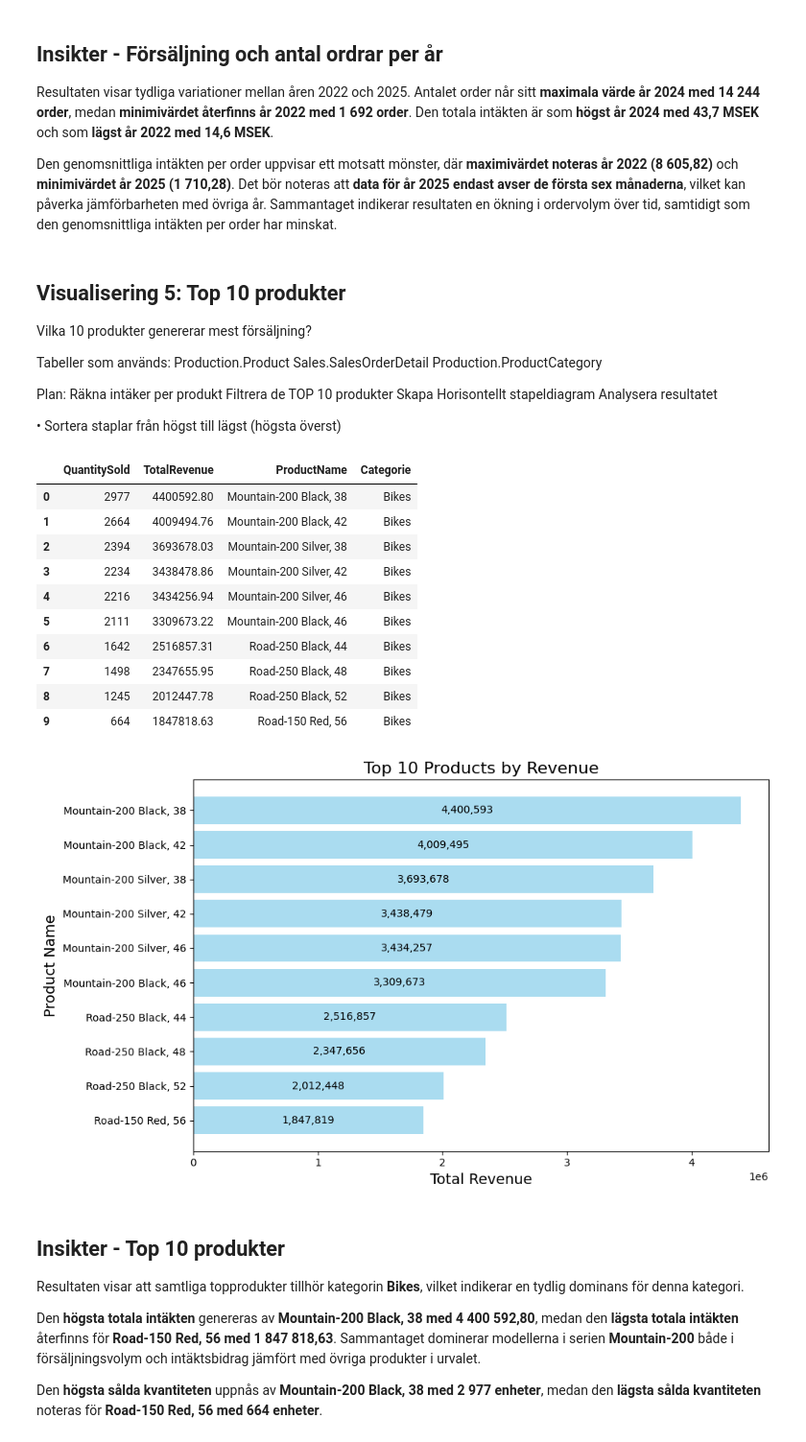
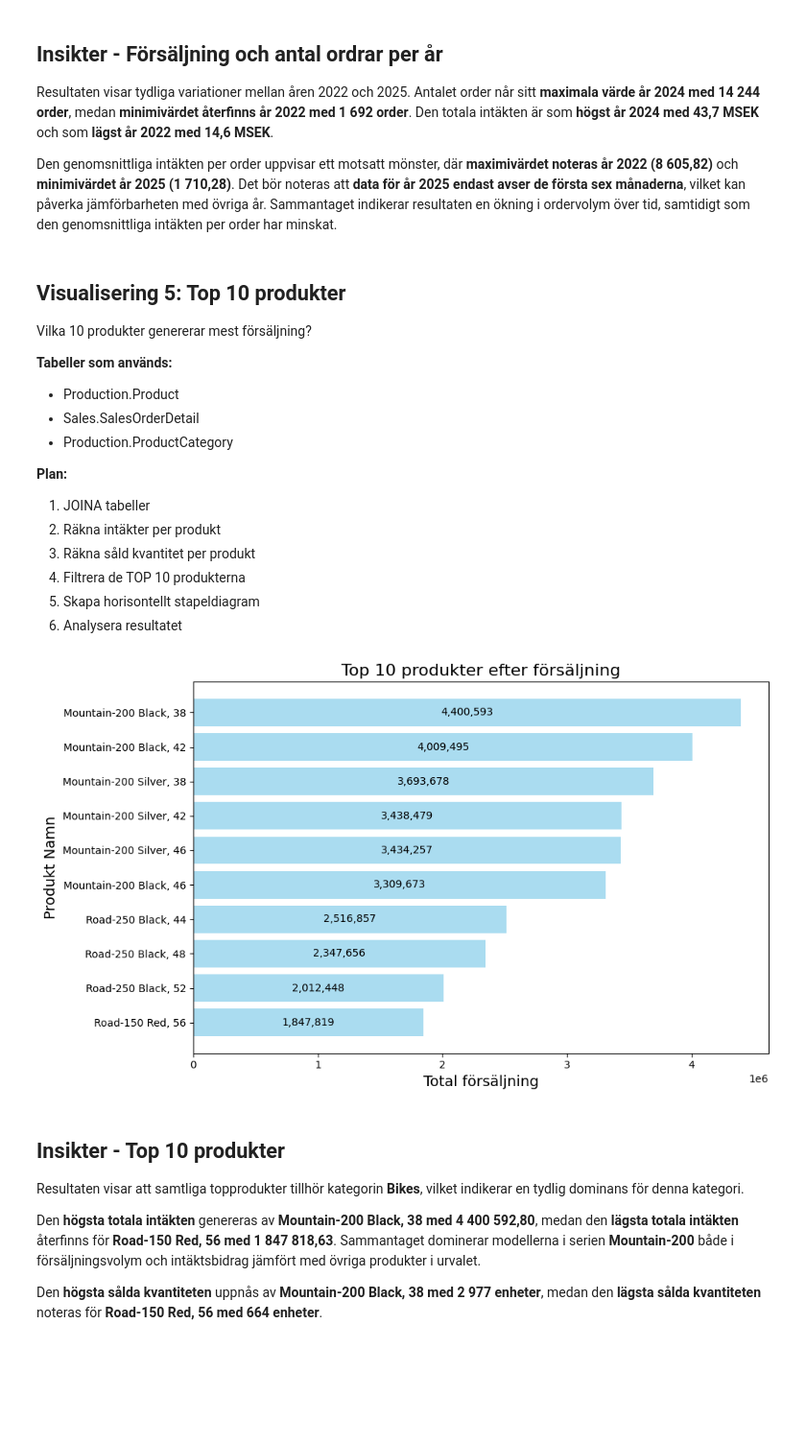
Before and after one commit to wendymermet-lgtm/SQL_Examen, a Jupyter notebook: notebooks/main.ipynb, the cells around one changed output. Shown at 96% size. Cells and saved outputs as stored; diff of their text form; code cells hidden in the pictures; blank space fills up the shorter version.

```diff
--- a/notebooks/main.ipynb
+++ b/notebooks/main.ipynb
@@ -253,18 +294,18 @@ Den genomsnittliga intäkten per order uppvisar ett motsatt mönster, där **max
 ## Visualisering 5: Top 10 produkter
 Vilka 10 produkter genererar mest försäljning?
 
-Tabeller som används:
-Production.Product
-Sales.SalesOrderDetail
-Production.ProductCategory
+**Tabeller som används:**
+- Production.Product
+- Sales.SalesOrderDetail
+- Production.ProductCategory
 
-Plan:
-Räkna intäker per produkt
-Filtrera de TOP 10 produkter
-Skapa Horisontellt stapeldiagram
-Analysera resultatet
-
-• Sortera staplar från högst till lägst (högsta överst)
+**Plan:**
+1. JOINA tabeller
+2. Räkna intäkter per produkt
+3. Räkna såld kvantitet per produkt
+4. Filtrera de TOP 10 produkterna
+5. Skapa horisontellt stapeldiagram
+6. Analysera resultatet
 # %%
 query_vis5 = """
 SELECT TOP 10
@@ -282,49 +323,37 @@ ORDER BY TotalRevenue DESC
 """
 
 df_vis5 = query_df(query_vis5)
-display(df_vis5)
 
 df_sorted = df_vis5.sort_values(by='TotalRevenue', ascending=True)
 
 fig, ax = plt.subplots(figsize=(10, 6))
 bars = ax.barh(
     df_sorted['ProductName'],
     df_sorted['TotalRevenue'],
     color='skyblue',
     alpha=0.7
 )
 
-ax.set_title('Top 10 Products by Revenue', fontsize=16)
-ax.set_ylabel('Product Name', fontsize=14)
+ax.set_title('Top 10 produkter efter försäljning', fontsize=16)
+ax.set_ylabel('Produkt Namn', fontsize=14)
 
 for bar in bars:
     width = bar.get_width()
     ax.text(
         width / 2,
         bar.get_y() + bar.get_height() / 2,
         f"{width:,.0f}",
         ha='center',
         va='center',
         color='black',
         fontsize=10
     )
 
-ax.set_xlabel('Total Revenue', fontsize=14)
+ax.set_xlabel('Total försäljning', fontsize=14)
 plt.tight_layout()
 plt.show()
 # %% [output]
-|  | QuantitySold | TotalRevenue | ProductName | Categorie |
-| 0 | 2977 | 4400592.80 | Mountain-200 Black, 38 | Bikes |
-| 1 | 2664 | 4009494.76 | Mountain-200 Black, 42 | Bikes |
-| 2 | 2394 | 3693678.03 | Mountain-200 Silver, 38 | Bikes |
-| 3 | 2234 | 3438478.86 | Mountain-200 Silver, 42 | Bikes |
-| 4 | 2216 | 3434256.94 | Mountain-200 Silver, 46 | Bikes |
-| 5 | 2111 | 3309673.22 | Mountain-200 Black, 46 | Bikes |
-| 6 | 1642 | 2516857.31 | Road-250 Black, 44 | Bikes |
-| 7 | 1498 | 2347655.95 | Road-250 Black, 48 | Bikes |
-| 8 | 1245 | 2012447.78 | Road-250 Black, 52 | Bikes |
-| 9 | 664 | 1847818.63 | Road-150 Red, 56 | Bikes |
-[figure, old version]
+[figure, new version]
 # %% [markdown]
 
 ## Insikter - Top 10 produkter
```
Also changed, not shown: parts of 16 cells of this notebook, 2 other files.
